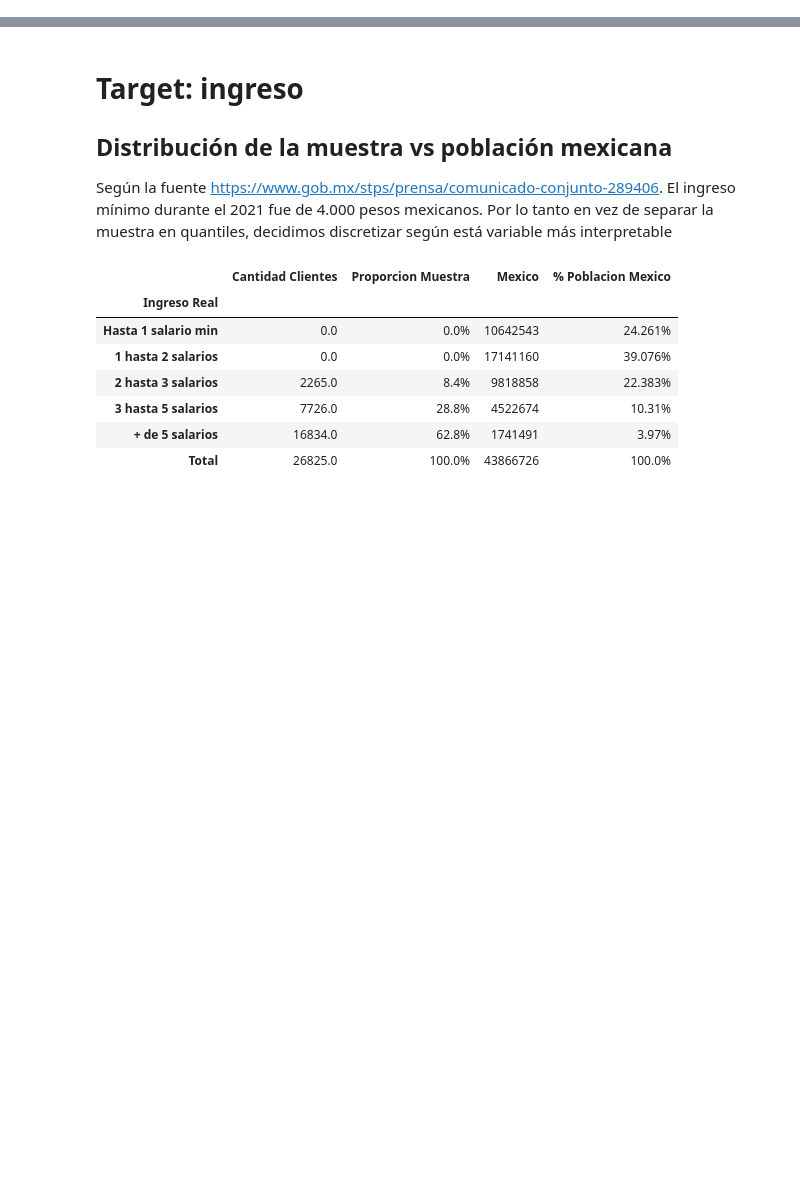
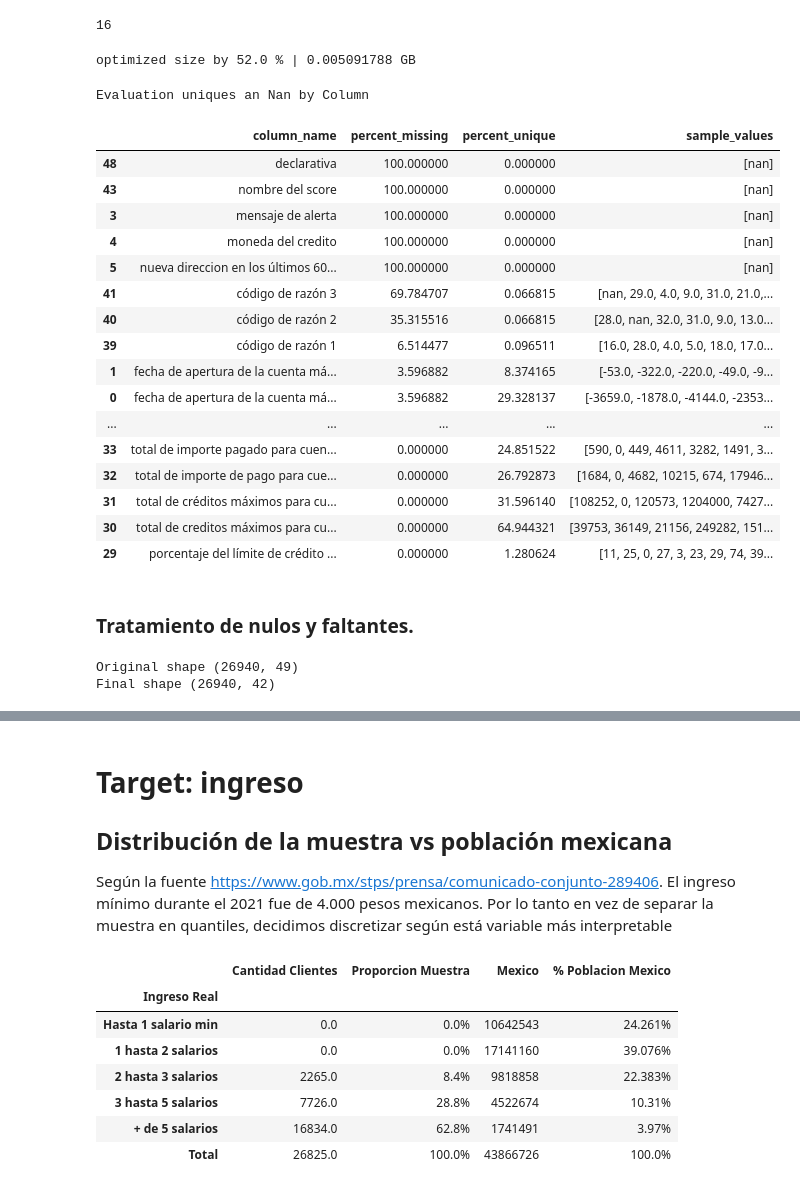
Before and after one commit to BraheTycho/maestria_tesis, a Jupyter notebook: notebooks/00-EDA.ipynb, the cells around one changed output, grey strips where cells are left out. Saved outputs shown, nothing was run; the diff lists cells and outputs as text; code cells hidden in the pictures; blank space fills up the shorter version.

```diff
--- a/notebooks/00-EDA.ipynb
+++ b/notebooks/00-EDA.ipynb
@@ -94,4 +116,4 @@ prospectos.shape
 # %%
-aprobados = pd.read_csv(path + "aprobados.csv", index_col=0)
+aprobados = pd.read_csv(path + "aprobados.csv", index_col=0, usecols=prospectos.columns)
 aprobados.shape
 # %% [output]
@@ -99,6 +121,6 @@ aprobados.shape
 # %%
-df2 = pd.concat([aprobados, prospectos], ignore_index=True, sort=False)
+df = pd.concat([aprobados, prospectos], ignore_index=True, sort=False)
 del aprobados
 del prospectos
-df2.shape
+df.shape
 # %% [output]
@@ -176,0 +128,36 @@ La siguiente tabla describe los códigos de Puntualidad de pago o MOP (Manner of
+# %%
+gc.collect()
+# %% [output]
+16
+# %%
+df = df_optimized(df)
+# %% [output]
+optimized size by 52.0 % | 0.005091788 GB
+# %%
+quality_check(df)
+# %% [output]
+Evaluation uniques an Nan by Column
+|  | column_name | percent_missing | percent_unique | sample_values |
+| 48 | declarativa | 100.000000 | 0.000000 | [nan] |
+| 43 | nombre del score | 100.000000 | 0.000000 | [nan] |
+| 3 | mensaje de alerta | 100.000000 | 0.000000 | [nan] |
+| 4 | moneda del credito | 100.000000 | 0.000000 | [nan] |
+| 5 | nueva direccion en los últimos 60... | 100.000000 | 0.000000 | [nan] |
+| 41 | código de razón 3 | 69.784707 | 0.066815 | [nan, 29.0, 4.0, 9.0, 31.0, 21.0,... |
+| 40 | código de razón 2 | 35.315516 | 0.066815 | [28.0, nan, 32.0, 31.0, 9.0, 13.0... |
+| 39 | código de razón 1 | 6.514477 | 0.096511 | [16.0, 28.0, 4.0, 5.0, 18.0, 17.0... |
+| 1 | fecha de apertura de la cuenta má... | 3.596882 | 8.374165 | [-53.0, -322.0, -220.0, -49.0, -9... |
+| 0 | fecha de apertura de la cuenta má... | 3.596882 | 29.328137 | [-3659.0, -1878.0, -4144.0, -2353... |
+| ... | ... | ... | ... | ... |
+| 33 | total de importe pagado para cuen... | 0.000000 | 24.851522 | [590, 0, 449, 4611, 3282, 1491, 3... |
+| 32 | total de importe de pago para cue... | 0.000000 | 26.792873 | [1684, 0, 4682, 10215, 674, 17946... |
+| 31 | total de créditos máximos para cu... | 0.000000 | 31.596140 | [108252, 0, 120573, 1204000, 7427... |
+| 30 | total de creditos máximos para cu... | 0.000000 | 64.944321 | [39753, 36149, 21156, 249282, 151... |
+| 29 | porcentaje del límite de crédito ... | 0.000000 | 1.280624 | [11, 25, 0, 27, 3, 23, 29, 74, 39... |
+# %% [markdown]
+### Tratamiento de nulos y faltantes.
+# %%
+missing_threshold(df, 0.7)
+# %% [output]
+Original shape (26940, 49)
+Final shape (26940, 42)
```
Also changed, not shown: parts of 27 cells of this notebook, 1 other file.
